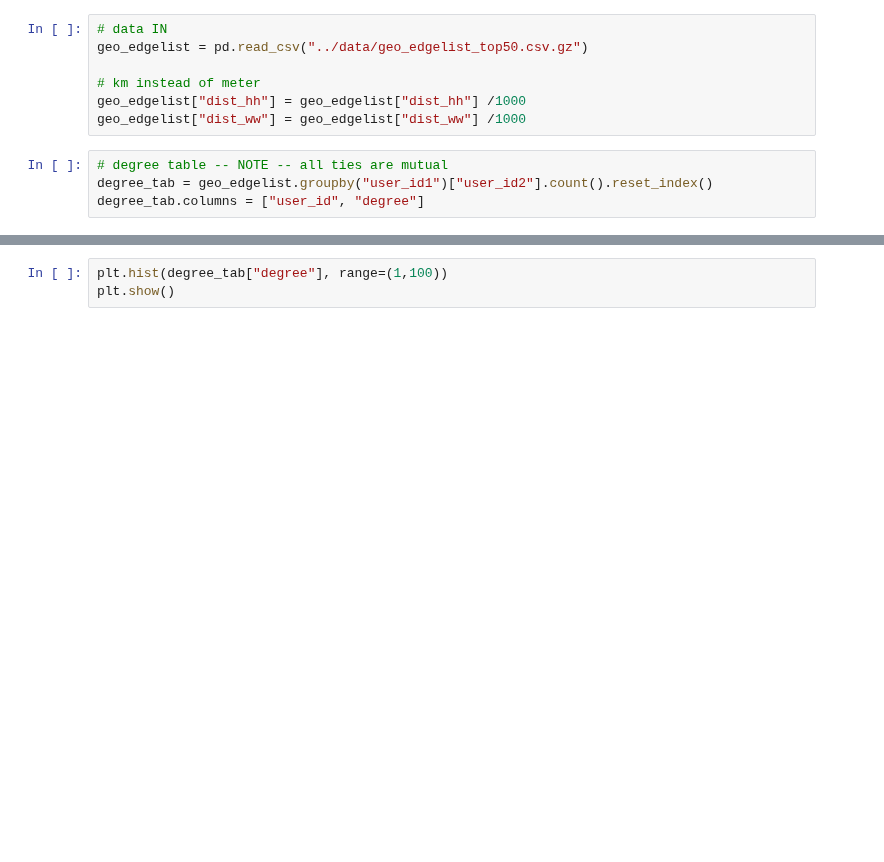
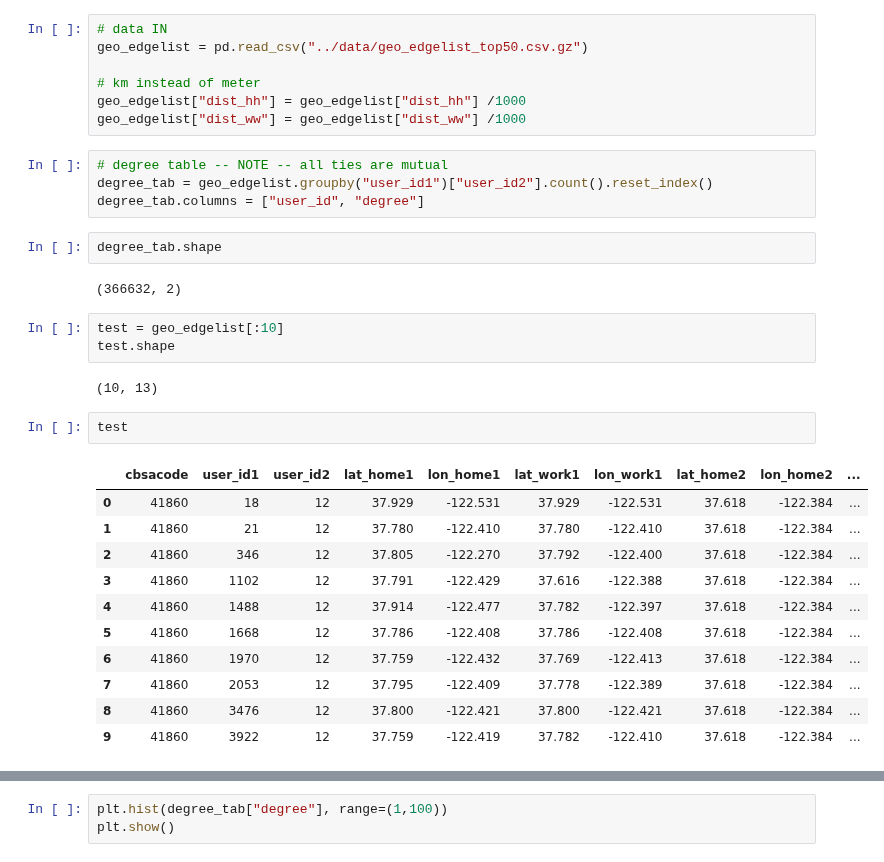
Before and after one commit to sandorjuhasz/ties-around-home, a Jupyter notebook: scripts/degree_home_work.ipynb, the cells around one changed output, grey strips where cells are left out. Saved outputs shown, nothing was run; the diff lists cells and outputs as text; blank space fills up the shorter version.

Commit message:
degree script -- update

```diff
--- a/scripts/degree_home_work.ipynb
+++ b/scripts/degree_home_work.ipynb
@@ -107,3 +107,26 @@ geo_edgelist["dist_ww"] = geo_edgelist["dist_ww"] /1000
 # degree table -- NOTE -- all ties are mutual
 degree_tab = geo_edgelist.groupby("user_id1")["user_id2"].count().reset_index()
 degree_tab.columns = ["user_id", "degree"]
+# %%
+degree_tab.shape
+# %% [output]
+(366632, 2)
+# %%
+test = geo_edgelist[:10]
+test.shape
+# %% [output]
+(10, 13)
+# %%
+test
+# %% [output]
+|  | cbsacode | user_id1 | user_id2 | lat_home1 | lon_home1 | lat_work1 | lon_work1 | lat_home2 | lon_home2 | ... |
+| 0 | 41860 | 18 | 12 | 37.929 | -122.531 | 37.929 | -122.531 | 37.618 | -122.384 | ... |
+| 1 | 41860 | 21 | 12 | 37.780 | -122.410 | 37.780 | -122.410 | 37.618 | -122.384 | ... |
+| 2 | 41860 | 346 | 12 | 37.805 | -122.270 | 37.792 | -122.400 | 37.618 | -122.384 | ... |
+| 3 | 41860 | 1102 | 12 | 37.791 | -122.429 | 37.616 | -122.388 | 37.618 | -122.384 | ... |
+| 4 | 41860 | 1488 | 12 | 37.914 | -122.477 | 37.782 | -122.397 | 37.618 | -122.384 | ... |
+| 5 | 41860 | 1668 | 12 | 37.786 | -122.408 | 37.786 | -122.408 | 37.618 | -122.384 | ... |
+| 6 | 41860 | 1970 | 12 | 37.759 | -122.432 | 37.769 | -122.413 | 37.618 | -122.384 | ... |
+| 7 | 41860 | 2053 | 12 | 37.795 | -122.409 | 37.778 | -122.389 | 37.618 | -122.384 | ... |
+| 8 | 41860 | 3476 | 12 | 37.800 | -122.421 | 37.800 | -122.421 | 37.618 | -122.384 | ... |
+| 9 | 41860 | 3922 | 12 | 37.759 | -122.419 | 37.782 | -122.410 | 37.618 | -122.384 | ... |
```
Also changed, not shown: parts of 13 cells of this notebook.
